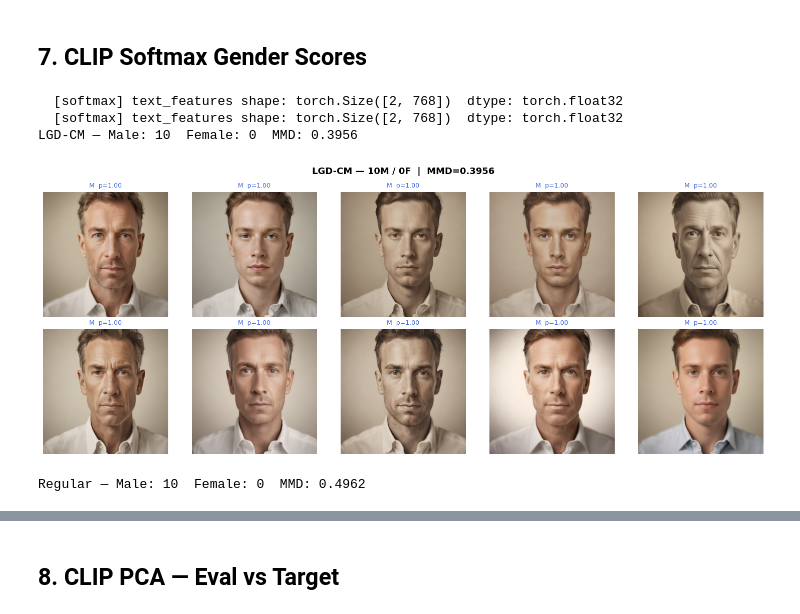
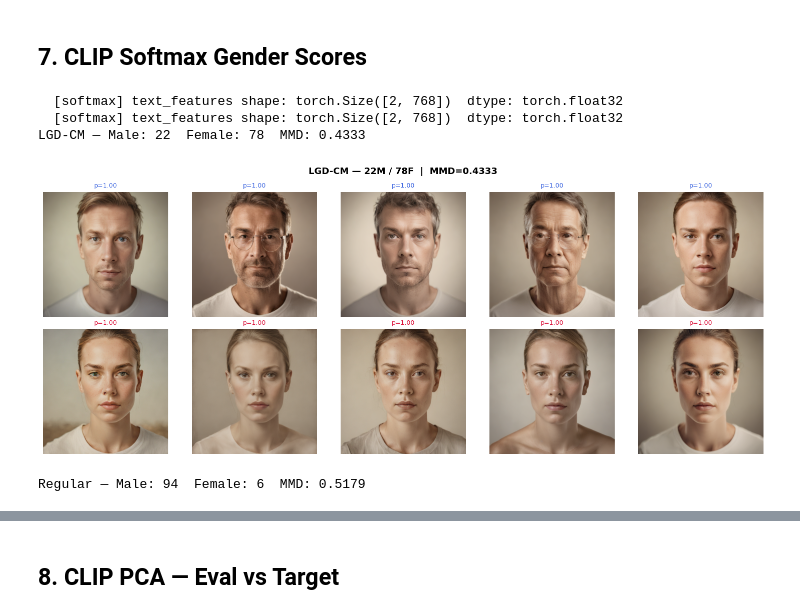
Before and after one commit to orineo1/conditional-matching-paper, a Jupyter notebook: SD_cond_SD_controlnet/eval_scribble.ipynb, the cells around one changed output, grey strips where cells are left out. Drawn from its saved outputs; the diff is of its cells as text; code cells hidden in the pictures.

Commit message:
adding two images, arrange plots

```diff
--- a/SD_cond_SD_controlnet/eval_scribble.ipynb
+++ b/SD_cond_SD_controlnet/eval_scribble.ipynb
@@ -97,8 +97,8 @@ Device: cuda
 
 # ── Option B: download from Google Drive share links ─────────────────────────
 import subprocess
-GDRIVE_URL_1 = "https://drive.google.com/file/d/1XNR7Fy0NXsM-emf6kXBQ759FCOGwYXd5/view?usp=sharing"
-GDRIVE_URL_2 = "https://drive.google.com/file/d/1Q8WjgcMxkvxXIdwhacod3dBi0ZsO1QcA/view?usp=sharing"
+GDRIVE_URL_1 = "https://drive.google.com/file/d/18db4wAnld7C3YVPO9aX6h59omVi9iau1/view?usp=sharing"
+GDRIVE_URL_2 = "https://drive.google.com/file/d/1ZaZECrj2CDt7Y9PDDvN7H7LkgVM8miGd/view?usp=sharing"
 SCRIBBLE_NPY_1, SCRIBBLE_NPY_2 = "/tmp/scribble_1.npy", "/tmp/scribble_2.npy"
 
 for url, path in [(GDRIVE_URL_1, SCRIBBLE_NPY_1), (GDRIVE_URL_2, SCRIBBLE_NPY_2)]:
@@ -134,12 +134,3 @@ plt.tight_layout(); plt.show()
 # %% [output]
 Scribble 1 (LGD-CM): shape=(1, 512, 512, 3)  dtype=uint8
 Scribble 2 (Regular): shape=(1, 512, 512, 3)  dtype=uint8
-# %%
-
-scribble_pil_1 = load_scribble(SCRIBBLE_NPY_1, "Scribble 1 (LGD-CM)")
-scribble_pil_2 = load_scribble(SCRIBBLE_NPY_2, "Scribble 2 (Regular)")
-
-fig, axes = plt.subplots(1, 2, figsize=(8, 4))
-axes[0].imshow(scribble_pil_1); axes[0].set_title("Scribble 1 (LGD-CM)");  axes[0].axis('off')
-axes[1].imshow(scribble_pil_2); axes[1].set_title("Scribble 2 (Regular)"); axes[1].axis('off')
-plt.tight_layout(); plt.show()
@@ -180,7 +160,7 @@ from generation import generate_and_store_cs
 from clip_utils  import encode_images_clip
 from visualization import plot_row
 
-N_TARGETS       = 6          # total target images (split evenly)
+N_TARGETS       = 100        # total target images (split evenly)
 CONTROLNET_SCALE = 0.5
 MAN_PROMPT   = "a superrealistic portrait photograph of a man, studio lighting"
 WOMAN_PROMPT = "a superrealistic portrait photograph of a woman, studio lighting"
@@ -211,7 +189,7 @@ Target CLIP embeddings: torch.Size([6, 768])
 # %% [markdown]
 ## 5. Generate Eval Photos from Scribble
 # %%
-N_EVAL       = 10
+N_EVAL       = 100
 EVAL_PROMPT  = "a superrealistic professional photograph of"
 
 def generate_eval_photos(scribble_pil, n=N_EVAL):
@@ -261,38 +241,62 @@ MMD (eval photos vs target): 0.477801
 # %%
 import torch.nn.functional as F
 from run_dps import compute_clip_softmax
 from metrics import compute_mmd
 from IPython.display import display
 
 results_1, eval_clip_np_1 = compute_clip_softmax(eval_photos_1, clip_model, clip_processor, MAN_PROMPT, WOMAN_PROMPT, device)
 results_2, eval_clip_np_2 = compute_clip_softmax(eval_photos_2, clip_model, clip_processor, MAN_PROMPT, WOMAN_PROMPT, device)
-
 for label, photos, results, mmd_val in [
     ("LGD-CM",  eval_photos_1, results_1, mmd_1),
     ("Regular", eval_photos_2, results_2, mmd_2),
 ]:
     n_male   = sum(1 for r in results if r["label"] == "male")
     n_female = sum(1 for r in results if r["label"] == "female")
     print(f"{label} — Male: {n_male}  Female: {n_female}  MMD: {mmd_val:.4f}")
 
-    n_cols = min(len(photos), 5)
-    n_rows = (len(photos) + n_cols - 1) // n_cols
-    fig, axes = plt.subplots(n_rows, n_cols, figsize=(3 * n_cols, 3 * n_rows))
-    axes = np.array(axes).flatten()
-    for idx, (img, r) in enumerate(zip(photos, results)):
-        lbl   = "M" if r["label"] == "male" else "F"
-        conf  = r["p_male"] if r["label"] == "male" else r["p_female"]
-        color = "royalblue" if lbl == "M" else "crimson"
-        axes[idx].imshow(img)
-        axes[idx].set_title(f"{lbl}  p={conf:.2f}", fontsize=9, color=color)
-        axes[idx].axis('off')
-    for ax in axes[len(photos):]:
-        ax.axis('off')
-    fig.suptitle(f"{label} — {n_male}M / {n_female}F  |  MMD={mmd_val:.4f}", fontsize=13, fontweight='bold')
-    plt.tight_layout(); display(fig); plt.close()
+    # ── Sort by confidence, split by gender ───────────────────────────
+    paired = list(zip(photos, results))
+
+    top_men = sorted(
+        [(img, r) for img, r in paired if r["label"] == "male"],
+        key=lambda x: x[1]["p_male"], reverse=True
+    )[:5]
+
+    top_women = sorted(
+        [(img, r) for img, r in paired if r["label"] == "female"],
+        key=lambda x: x[1]["p_female"], reverse=True
+    )[:5]
+
+    # ── Plot: top row = men, bottom row = women ────────────────────────
+    fig, axes = plt.subplots(2, 5, figsize=(15, 6))
+
+    for col, (img, r) in enumerate(top_men):
+        axes[0, col].imshow(img)
+        axes[0, col].set_title(f'p={r["p_male"]:.2f}', fontsize=9, color='royalblue')
+        axes[0, col].axis('off')
+    for col in range(len(top_men), 5):
+        axes[0, col].axis('off')
+
+    for col, (img, r) in enumerate(top_women):
+        axes[1, col].imshow(img)
+        axes[1, col].set_title(f'p={r["p_female"]:.2f}', fontsize=9, color='crimson')
+        axes[1, col].axis('off')
+    for col in range(len(top_women), 5):
+        axes[1, col].axis('off')
+
+    axes[0, 0].set_ylabel('Top 5 Men',   fontsize=11, color='royalblue', labelpad=8)
+    axes[1, 0].set_ylabel('Top 5 Women', fontsize=11, color='crimson',   labelpad=8)
+
+    fig.suptitle(
+        f"{label} — {n_male}M / {n_female}F  |  MMD={mmd_val:.4f}",
+        fontsize=13, fontweight='bold'
+    )
+    plt.tight_layout()
+    display(fig)
+    plt.close()
 # %% [output]
   [softmax] text_features shape: torch.Size([2, 768])  dtype: torch.float32
   [softmax] text_features shape: torch.Size([2, 768])  dtype: torch.float32
-LGD-CM — Male: 10  Female: 0  MMD: 0.3956
+LGD-CM — Male: 22  Female: 78  MMD: 0.4333
-[figure, old version]
+[figure, new version]
-Regular — Male: 10  Female: 0  MMD: 0.4962
+Regular — Male: 94  Female: 6  MMD: 0.5179
```
Also changed, not shown: parts of 9 cells of this notebook.
